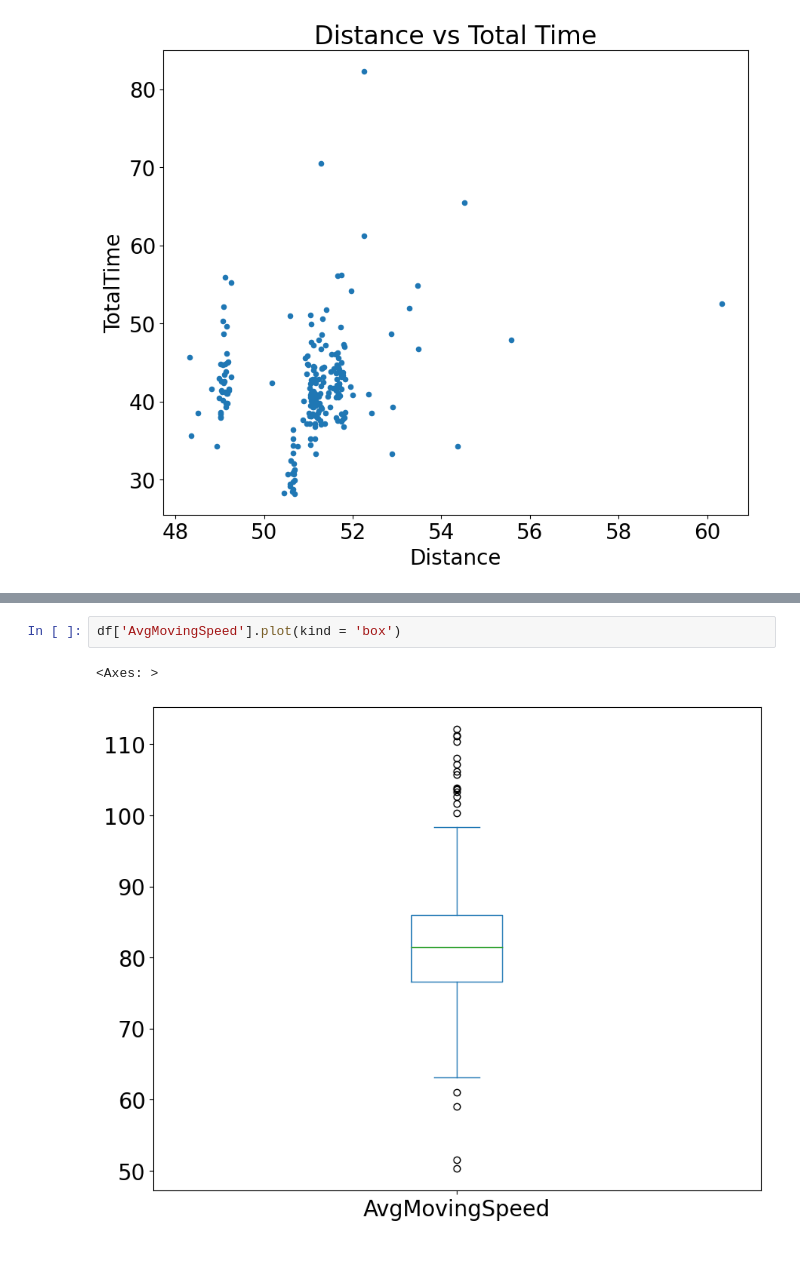
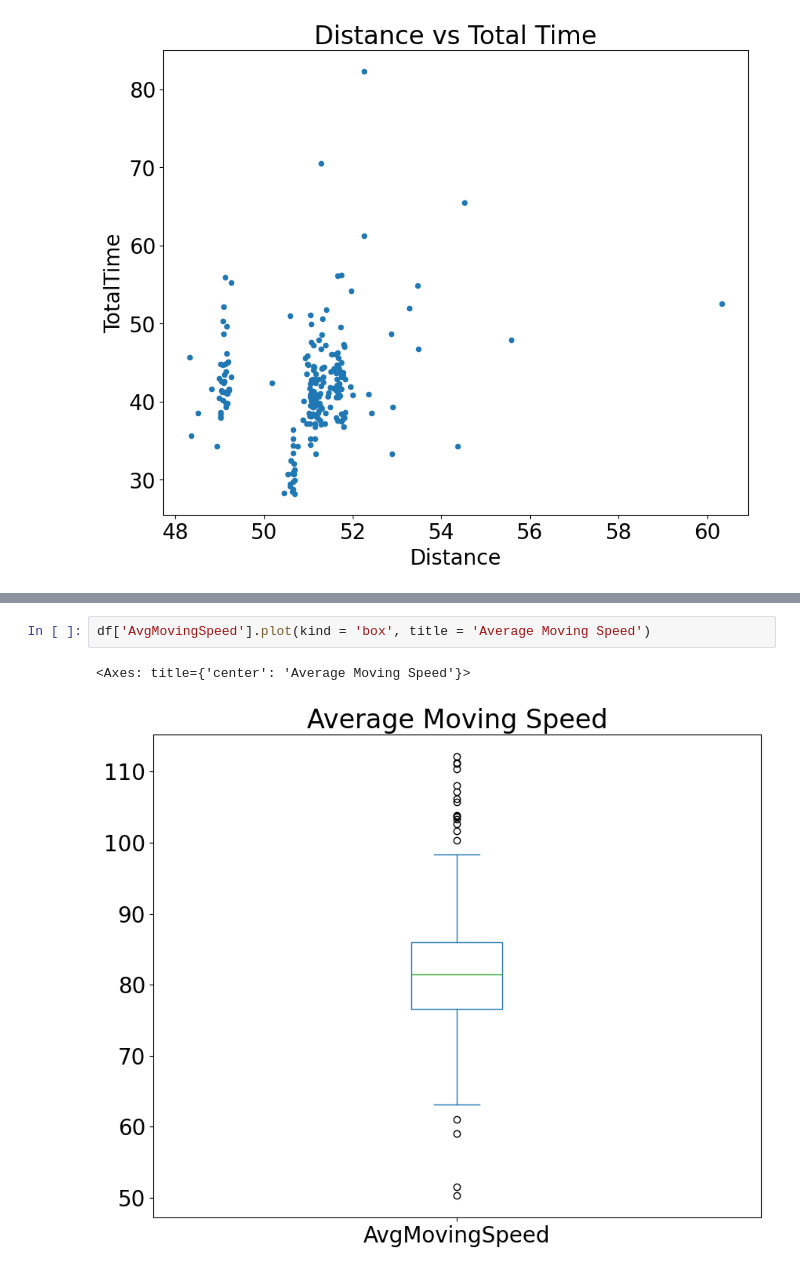
Before and after one commit to ccicarelli/BTE-320-T_Colten, a Jupyter notebook: Colten_PandasAssignment.ipynb, the cells around one changed output, grey strips where cells are left out. Cells and saved outputs as stored; diff of their text form.

```diff
--- a/Colten_PandasAssignment.ipynb
+++ b/Colten_PandasAssignment.ipynb
@@ -169,5 +169,5 @@ df['AvgSpeed'].plot(kind = 'box')
 # %%
-df['AvgMovingSpeed'].plot(kind = 'box')
+df['AvgMovingSpeed'].plot(kind = 'box', title = 'Average Moving Speed')
 # %% [output]
-<Axes: >
+<Axes: title={'center': 'Average Moving Speed'}>
-[figure, old version]
+[figure, new version]
```
Also changed, not shown: parts of 1 cell of this notebook.
